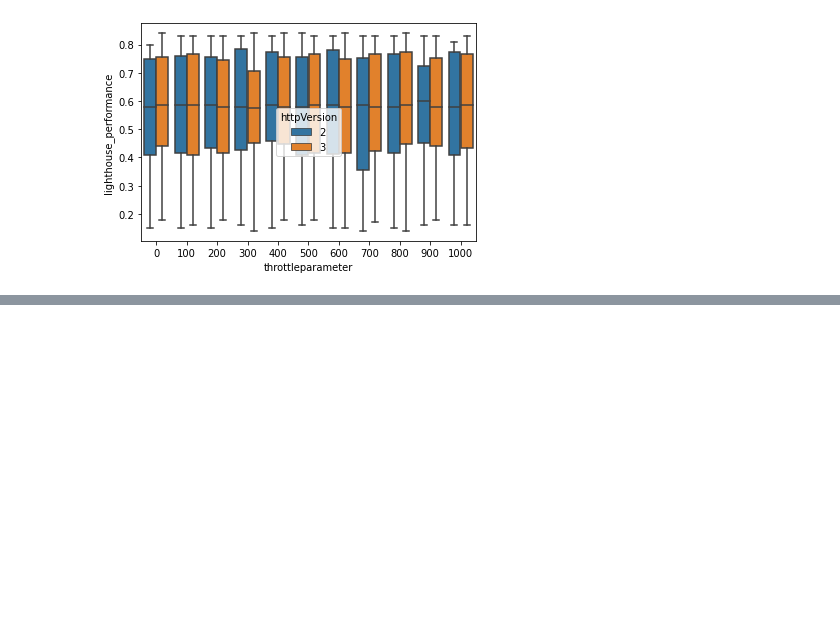
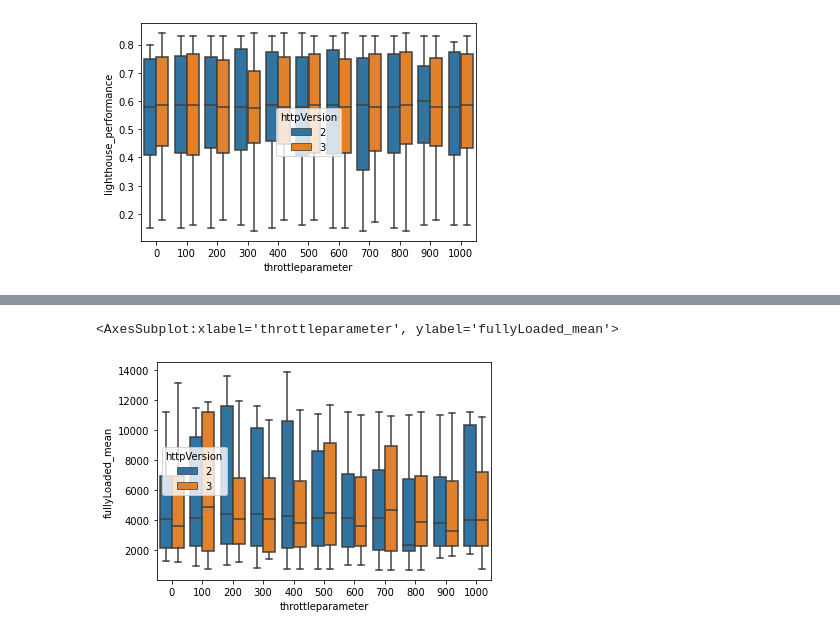
Before and after one commit to caramelmelmel/skrowten, a Jupyter notebook: dataAnalysis/delay_analysis.ipynb, the cells around one changed output, grey strips where cells are left out. Saved outputs shown, nothing was run; the diff lists cells and outputs as text; code cells hidden in the pictures; blank space fills up the shorter version.

```diff
--- a/dataAnalysis/delay_analysis.ipynb
+++ b/dataAnalysis/delay_analysis.ipynb
@@ -75,0 +78,5 @@ sns.boxplot(x="throttleparameter", y="lighthouse_performance", hue="httpVersion"
+# %%
+sns.boxplot(x="throttleparameter", y="fullyLoaded_mean", hue="httpVersion", data=delay_data)
+# %% [output]
+<AxesSubplot:xlabel='throttleparameter', ylabel='fullyLoaded_mean'>
+[figure, added]
```
Also changed, not shown: parts of 6 cells of this notebook.
